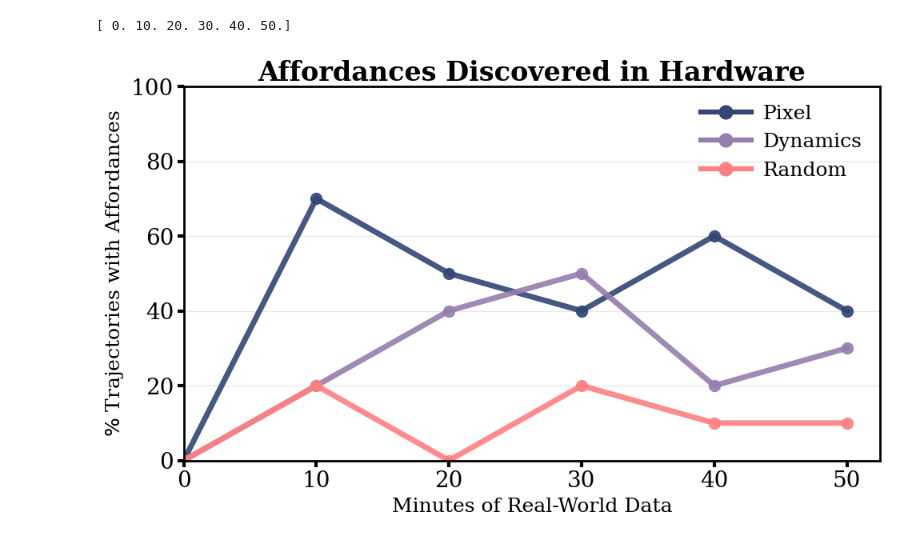
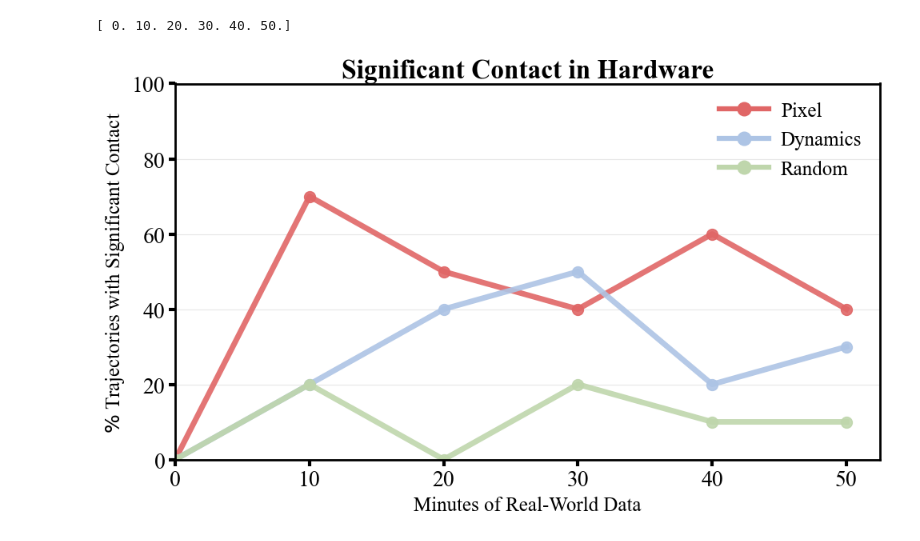
Before and after one commit to jarmibe7/E2C, a Jupyter notebook: notebooks/hardware_fig.ipynb, the cells around one changed output. Drawn from its saved outputs; the diff is of its cells as text; code cells hidden in the pictures.

```diff
--- a/notebooks/hardware_fig.ipynb
+++ b/notebooks/hardware_fig.ipynb
@@ -9,7 +9,7 @@ plt.rcParams['text.usetex'] = False
 plt.rcParams['pdf.fonttype'] = 42  # Ensures TrueType fonts are used
 plt.rcParams['ps.fonttype'] = 42   # Ensures TrueType fonts for PostScript output
 plt.rcParams['font.family'] = 'serif'
-plt.rcParams['font.serif'] = ['Didot'] + plt.rcParams['font.serif']
+plt.rcParams['font.serif'] = ['Times New Roman']
 
 # Set up bold face for figure generation
 mpl.rcParams['lines.linewidth'] = 5
@@ -57,7 +57,7 @@ boxplot_kwargs = dict(
 environments = ['door', 'coffee', 'drawer', 'button', 'faucet']
 objectives = ['pixel', 'dynamics', 'random']
 objective_labels = {'random': 'Random', 'pixel': 'Pixel', 'dynamics': 'Dynamics'}
-colors = {'random': '#ff8080', 'pixel': '#304674', 'dynamics': '#957dadff'}
+colors = {'random': '#bfd6ac', 'pixel': '#e06666ff', 'dynamics': '#adc4e5'}
 
 # Prepare data for plotting
 plot_data = {
@@ -90,7 +90,7 @@ for obj in objectives:
     )
 
 ax.set_xlabel("Minutes of Real-World Data", fontsize=18)
-ax.set_ylabel(r"$\%$ Trajectories with Affordances", fontsize=18)
+ax.set_ylabel(r"$\%$ Trajectories with Significant Contact", fontsize=18)
 ax.set_xticks(mins)
 ax.set_xlim(0)
 ax.set_ylim(0, 100)
@@ -99,32 +99,32 @@ ax.grid(True, axis='y', alpha=0.3)
 # Deduplicate legend entries
 from matplotlib.lines import Line2D
 
 legend_handles = [
     Line2D(
         [0], [0],
         color=colors[obj],
         marker='o',
         linewidth=4.5,
         markersize=12,
         label=objective_labels[obj]
     )
     for obj in objectives
 ]
 
 ax.legend(
     handles=legend_handles,
     loc="upper right",
     frameon=False,
     fontsize=18,
     handlelength=2.5,
     handletextpad=0.6,
     borderaxespad=0.5
 )
 
-plt.title("Affordances Discovered in Hardware", fontsize=24, fontweight='bold')
+plt.title("Significant Contact in Hardware", fontsize=24, fontweight='bold')
 plt.tight_layout()
 plt.show()
 fig.savefig("harware_plot.png", dpi=300, bbox_inches='tight')
 # %% [output]
 [ 0. 10. 20. 30. 40. 50.]
-[figure, old version]
+[figure, new version]
```
Also changed, not shown: 3 other files.
